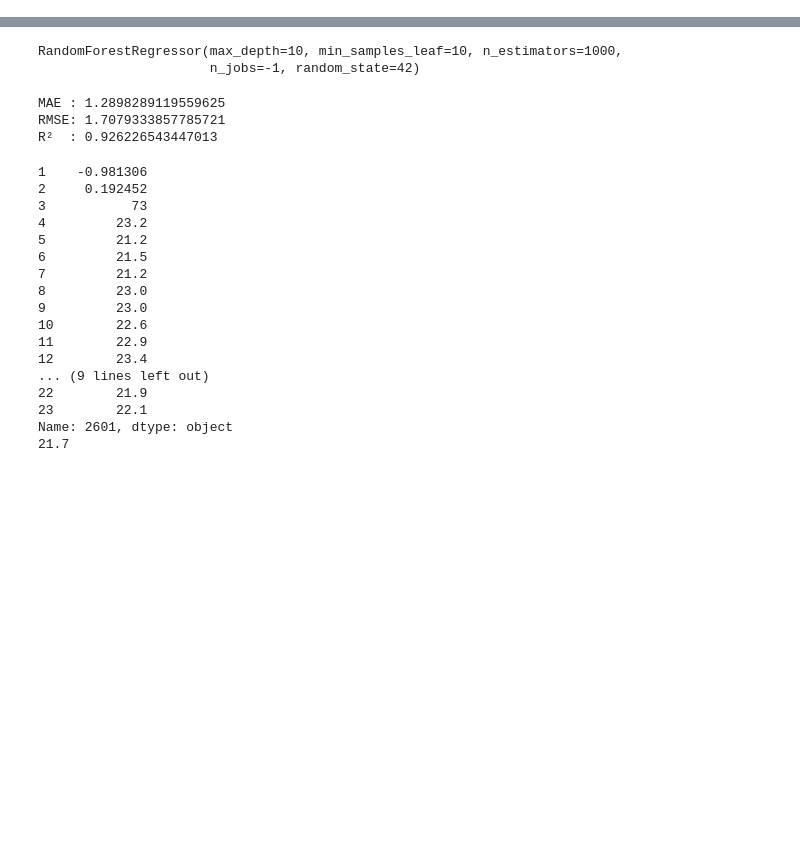
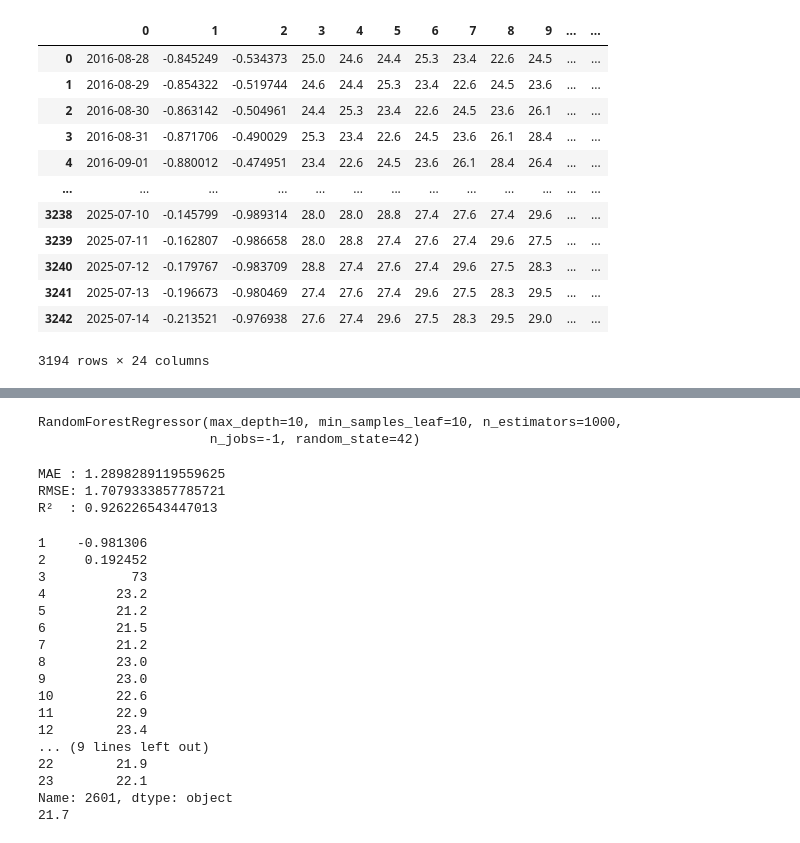
Before and after one commit to AdanMedin/proyecto_aemet, a Jupyter notebook: RF_MODEL.ipynb, the cells around one changed output, grey strips where cells are left out. Saved outputs shown, nothing was run; the diff lists cells and outputs as text; code cells hidden in the pictures; blank space fills up the shorter version.

```diff
--- a/RF_MODEL.ipynb
+++ b/RF_MODEL.ipynb
@@ -104,6 +104,7 @@ for i in range(train.shape[0]-WINDOW_SIZE):
 
 
 df_estacion=pd.DataFrame(rows)
+df_estacion.iloc[:, 4] = pd.to_numeric(df_estacion.iloc[:, 4], errors="coerce")
 df_estacion=df_estacion.dropna()
 df_estacion_X : pd.DataFrame = df_estacion.iloc[:, 1:-1]
 df_estacion_Y : pd.DataFrame = df_estacion.iloc[:, -1]
@@ -112,3 +113,19 @@ df_estacion_X_train : pd.DataFrame =df_estacion_X.iloc[:-corte]
 df_estacion_X_test : pd.DataFrame=df_estacion_X.iloc[-corte:]
 df_estacion_Y_train : pd.DataFrame=df_estacion_Y.iloc[:-corte]
 df_estacion_Y_test : pd.DataFrame=df_estacion_Y.iloc[-corte:]
+# %%
+df_estacion
+# %% [output]
+|  | 0 | 1 | 2 | 3 | 4 | 5 | 6 | 7 | 8 | 9 | ... | ... |
+| 0 | 2016-08-28 | -0.845249 | -0.534373 | 25.0 | 24.6 | 24.4 | 25.3 | 23.4 | 22.6 | 24.5 | ... | ... |
+| 1 | 2016-08-29 | -0.854322 | -0.519744 | 24.6 | 24.4 | 25.3 | 23.4 | 22.6 | 24.5 | 23.6 | ... | ... |
+| 2 | 2016-08-30 | -0.863142 | -0.504961 | 24.4 | 25.3 | 23.4 | 22.6 | 24.5 | 23.6 | 26.1 | ... | ... |
+| 3 | 2016-08-31 | -0.871706 | -0.490029 | 25.3 | 23.4 | 22.6 | 24.5 | 23.6 | 26.1 | 28.4 | ... | ... |
+| 4 | 2016-09-01 | -0.880012 | -0.474951 | 23.4 | 22.6 | 24.5 | 23.6 | 26.1 | 28.4 | 26.4 | ... | ... |
+| ... | ... | ... | ... | ... | ... | ... | ... | ... | ... | ... | ... | ... |
+| 3238 | 2025-07-10 | -0.145799 | -0.989314 | 28.0 | 28.0 | 28.8 | 27.4 | 27.6 | 27.4 | 29.6 | ... | ... |
+| 3239 | 2025-07-11 | -0.162807 | -0.986658 | 28.0 | 28.8 | 27.4 | 27.6 | 27.4 | 29.6 | 27.5 | ... | ... |
+| 3240 | 2025-07-12 | -0.179767 | -0.983709 | 28.8 | 27.4 | 27.6 | 27.4 | 29.6 | 27.5 | 28.3 | ... | ... |
+| 3241 | 2025-07-13 | -0.196673 | -0.980469 | 27.4 | 27.6 | 27.4 | 29.6 | 27.5 | 28.3 | 29.5 | ... | ... |
+| 3242 | 2025-07-14 | -0.213521 | -0.976938 | 27.6 | 27.4 | 29.6 | 27.5 | 28.3 | 29.5 | 29.0 | ... | ... |
+3194 rows × 24 columns
```
Also changed, not shown: parts of 3 cells of this notebook, 2 other files.
